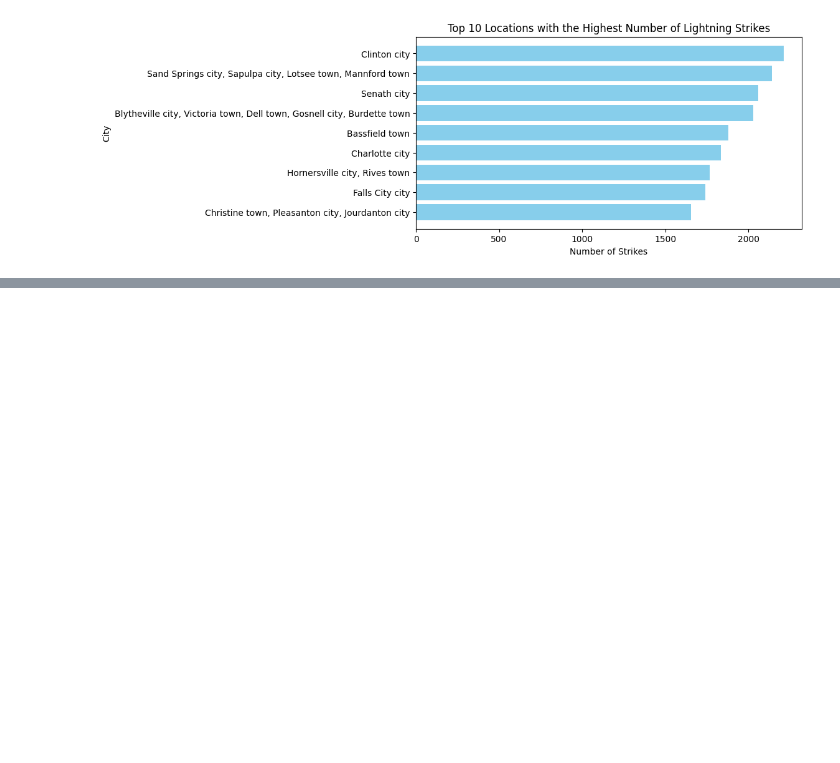
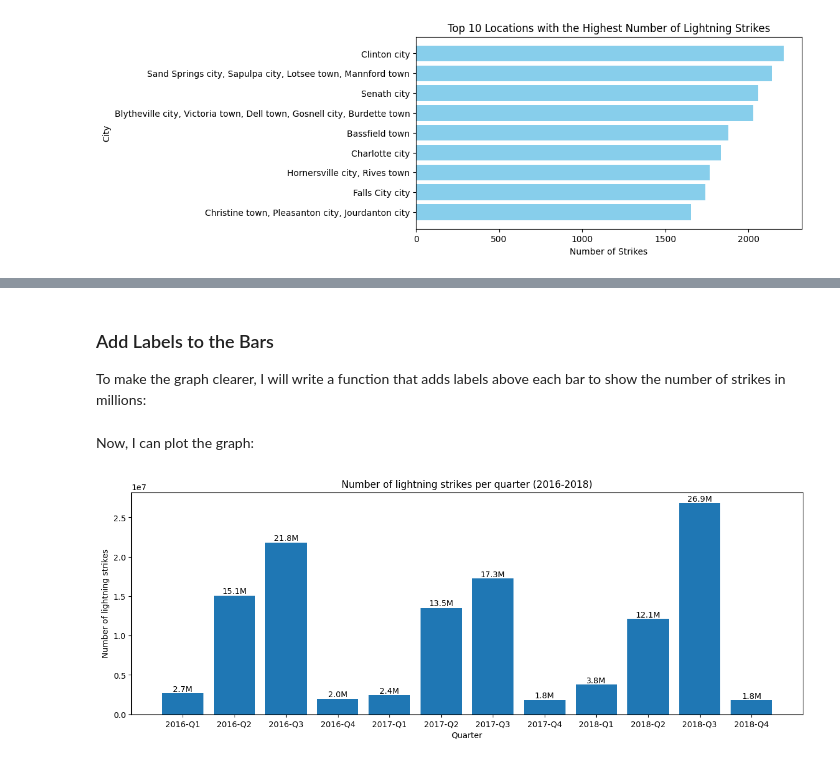
Before and after one commit to Cyberoctane29/NOAA-Lightning-Analysis, a Jupyter notebook: NOAA_Lightning_Analysis.ipynb, the cells around one changed output, grey strips where cells are left out. Drawn from its saved outputs; the diff is of its cells as text; code cells hidden in the pictures; blank space fills up the shorter version.

```diff
--- a/NOAA_Lightning_Analysis.ipynb
+++ b/NOAA_Lightning_Analysis.ipynb
@@ -307,0 +408,4 @@ plt.show()
+# %%
+df_by_quarter = df.groupby(['quarter']).sum(numeric_only=True).reset_index()
+df_by_quarter['number_of_strikes_formatted'] = df_by_quarter['number_of_strikes'].div(1000000).round(1).astype(str) + 'M'
+df_by_quarter.head()
@@ -307,0 +419,22 @@ plt.show()
+# %% [markdown]
+### Add Labels to the Bars
+To make the graph clearer, I will write a function that adds labels above each bar to show the number of strikes in millions:
+# %%
+def addlabels(x, y, labels):
+    '''
+    Iterates over data and plots text labels above each bar of bar graph.
+    '''
+    for i in range(len(x)):
+        plt.text(i, y[i], labels[i], ha = 'center', va = 'bottom')
+# %% [markdown]
+Now, I can plot the graph:
+# %%
+plt.figure(figsize = (15, 5))
+plt.bar(x = df_by_quarter['quarter'], height = df_by_quarter['number_of_strikes'])
+addlabels(df_by_quarter['quarter'], df_by_quarter['number_of_strikes'], df_by_quarter['number_of_strikes_formatted'])
+plt.xlabel('Quarter')
+plt.ylabel('Number of lightning strikes')
+plt.title('Number of lightning strikes per quarter (2016-2018)')
+plt.show()
+# %% [output]
+[figure, added]
```
Also changed, not shown: parts of 26 cells of this notebook.
